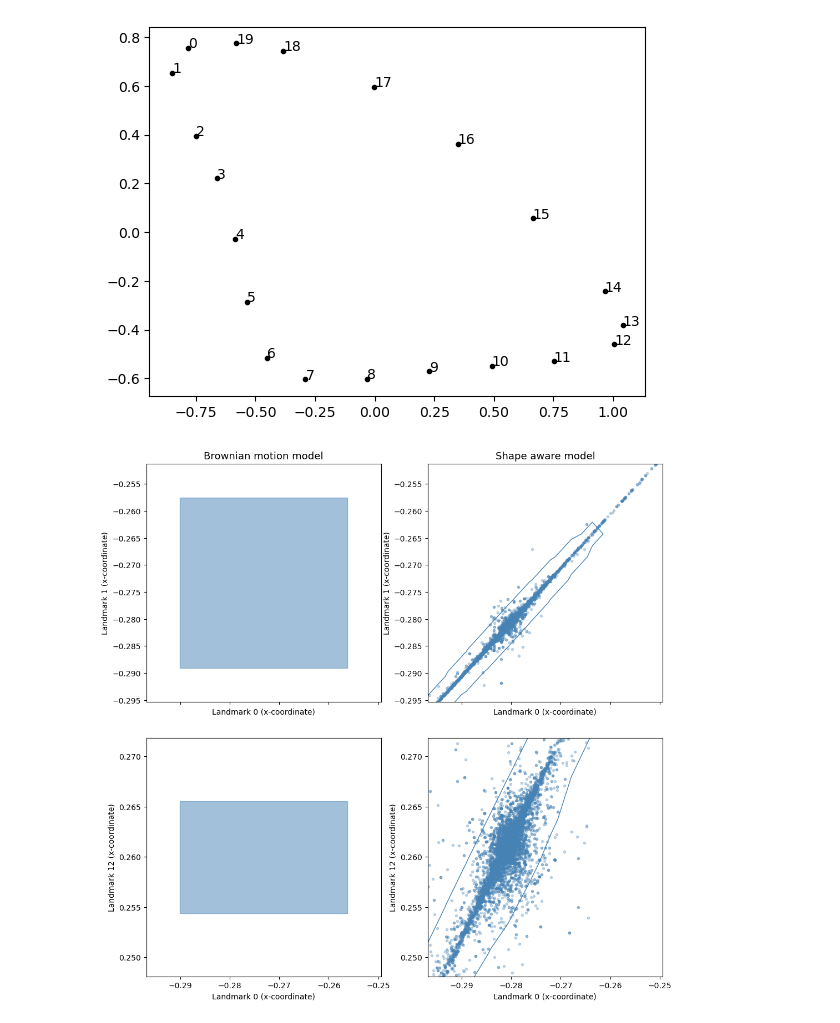
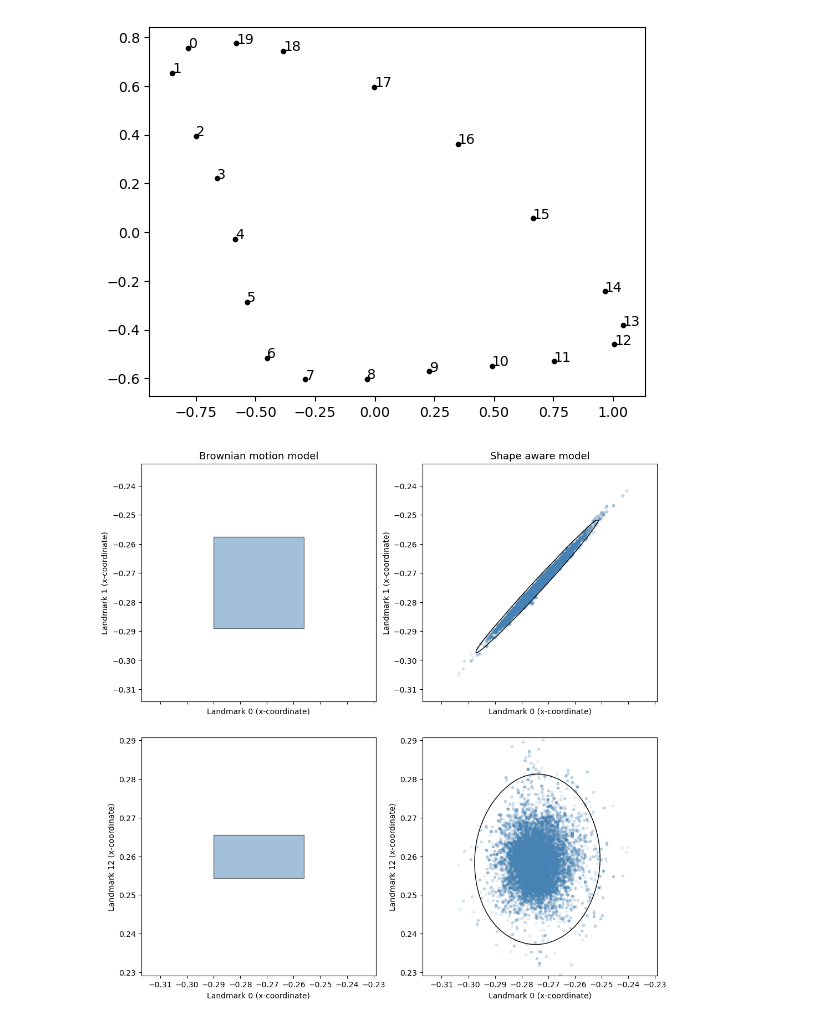
Before and after one commit to sofiastroustrup/SPMS, a Jupyter notebook: experiments/comparison/analyze_results.ipynb, the cells around one changed output. Cells and saved outputs as stored; diff of their text form; code cells hidden in the pictures.

```diff
--- a/experiments/comparison/analyze_results.ipynb
+++ b/experiments/comparison/analyze_results.ipynb
@@ -187,8 +191,9 @@ def plot_samples_from_posterior(chain_results, burnin_percent, node_idx, sample_
 # Visualize results
 # %%
 burnin_percent = 0.3
-results_path = "exp_1_sigma=0.7_alpha=0.025_dt=0.05/seed=121197884/mcmc_seed=254694202_N=3000/results_*.pkl"  # Adjust pattern as needed
-save_path = "exp_1_sigma=0.7_alpha=0.025_dt=0.05/seed=121197884/mcmc_seed=254694202_N=3000"
+results_path = "exp_1_sigma=0.7_alpha=0.025_dt=0.05/seed=121197884/mcmc/id=127107306/results_*.pkl"  # Adjust pattern as needed
+save_path = "exp_1_sigma=0.7_alpha=0.025_dt=0.05/seed=121197884/mcmc/id=127107306/plots"
+os.mkdir(save_path)
 sim_path = "exp_1_sigma=0.7_alpha=0.025_dt=0.05/seed=121197884"
 chain_results = load_mcmc_results(results_path)
 param_names = ["sigma", "alpha"]  # Replace with your actual parameter names
@@ -334,14 +339,14 @@ axes[0].set_xlabel('Landmark 0 (x-coordinate)')
 axes[0].set_ylabel('Landmark 1 (x-coordinate)')
 axes[0].set_title('Brownian motion model', size=13)
 x_min, x_max = conf_dim0.iloc[node, 0], conf_dim0.iloc[node, 1]; y_min, y_max = conf_dim1.iloc[node, 0], conf_dim1.iloc[node, 1]
-padding = 0.2
+padding = 0.8
 x_range = x_max - x_min
 y_range = y_max - y_min
 axes[0].set_xlim(x_min - padding * x_range, x_max + padding * x_range)
 axes[0].set_ylim(y_min - padding * y_range, y_max + padding * y_range)
 rect = patches.Rectangle((x_min, y_min), x_max - x_min, y_max - y_min,
                          linewidth=1,
-                         edgecolor='steelblue',
+                         edgecolor='black',
                          facecolor='steelblue',
                          alpha=0.5)
 axes[0].add_patch(rect)
@@ -349,37 +354,37 @@ axes[0].add_patch(rect)
 #             fontsize=9,
 #             color='black',
 #             va='bottom')
 axes[1].set_xlim(x_min - padding * x_range, x_max + padding * x_range)
 axes[1].set_ylim(y_min - padding * y_range, y_max + padding * y_range)
 axes[1].set_xlabel('Landmark 0 (x-coordinate)')
 axes[1].set_ylabel('Landmark 1 (x-coordinate)')
 axes[1].set_title('Shape aware model', size=13)
-axes[1].plot(l0x, l1x, '.', color='steelblue', alpha=0.3)
+axes[1].plot(l0x, l1x, '.', color='steelblue', alpha=0.1)
 x_grid, y_grid, z, threshold = gaussian_kde_contour(l0x, l1x, levels=[0.05])
 contour = axes[1].contour(x_grid, y_grid, z, levels=[threshold],
-                         colors='steelblue', linewidths=1)
+                         colors='black', linewidths=1)
 #axes[1].clabel(contour, inline=True, fontsize=10, fmt='%.2f')
 
+padding=0.8
 axes[2].set_xlabel('Landmark 0 (x-coordinate)')
 axes[2].set_ylabel('Landmark 12 (x-coordinate)')
 x_min, x_max = conf_dim0.iloc[node, 0], conf_dim0.iloc[node, 1]; y_min, y_max = conf_dim2.iloc[node, 0], conf_dim2.iloc[node, 1]
 axes[2].set_xlim(x_min - padding * x_range, x_max + padding * x_range)
 axes[2].set_ylim(y_min - padding * y_range, y_max + padding * y_range)
 rect = patches.Rectangle((x_min, y_min), x_max - x_min, y_max - y_min,
                          linewidth=1,
-                         edgecolor='steelblue',
+                         edgecolor='black',
                          facecolor='steelblue',
                          alpha=.5)
 axes[2].add_patch(rect)
-
 axes[3].set_xlim(x_min - padding * x_range, x_max + padding * x_range)
 axes[3].set_ylim(y_min - padding * y_range, y_max + padding * y_range)
 axes[3].set_xlabel('Landmark 0 (x-coordinate)')
 axes[3].set_ylabel('Landmark 12 (x-coordinate)')
-axes[3].plot(l0x, l12x, '.', color='steelblue', alpha=0.3)
+axes[3].plot(l0x, l12x, '.', color='steelblue', alpha=0.1)
 x_grid, y_grid, z, threshold = gaussian_kde_contour(l0x, l12x, levels=[0.05])
 contour = axes[3].contour(x_grid, y_grid, z, levels=[threshold],
-                         colors='steelblue', linewidths=1)
+                         colors='black', linewidths=1)
 plt.savefig(save_path+"/posterior_covariation.pdf")
 # %% [output]
-[figure, old version]
+[figure, new version]
```
Also changed, not shown: parts of 10 cells of this notebook, 3 other files.
